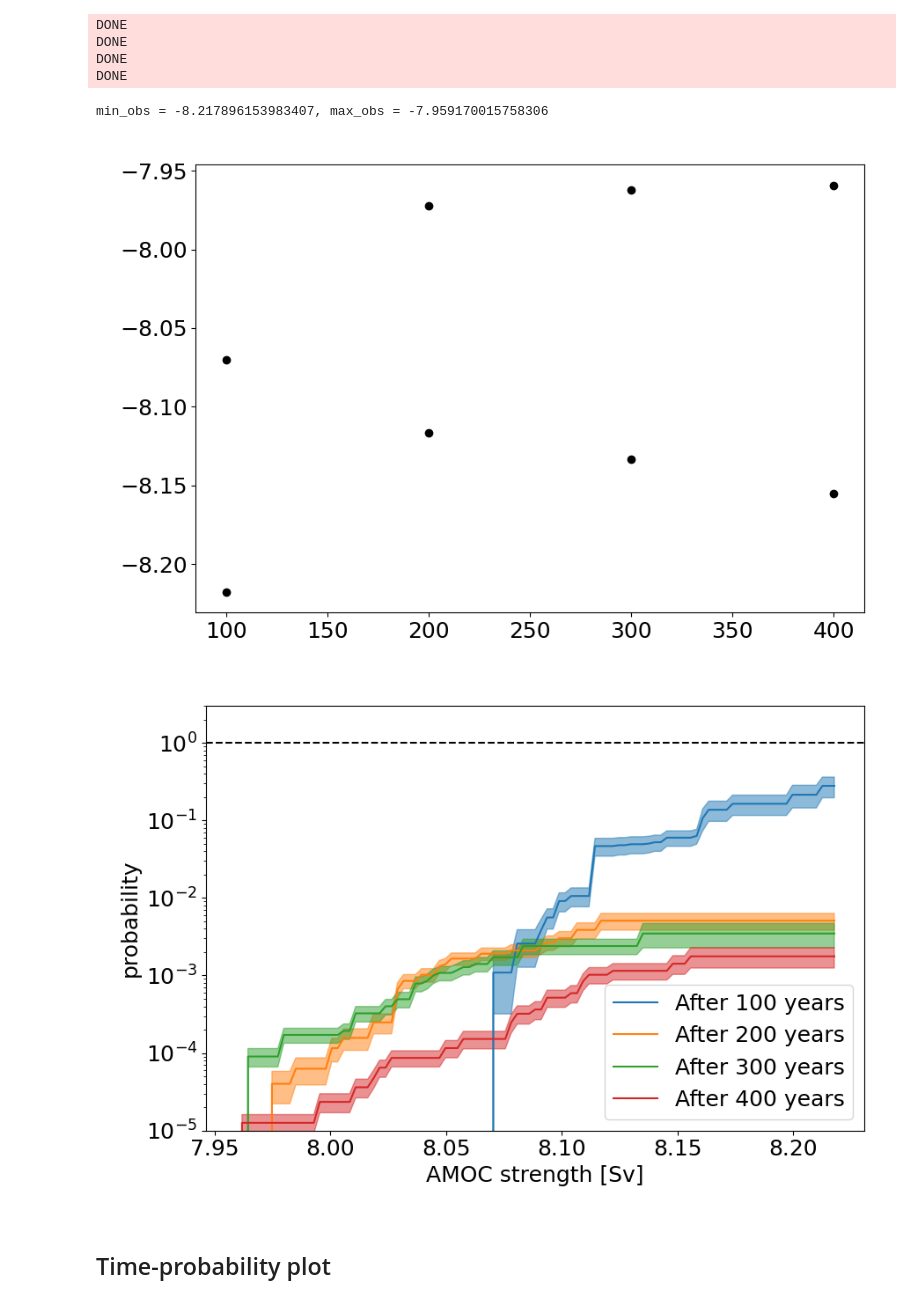
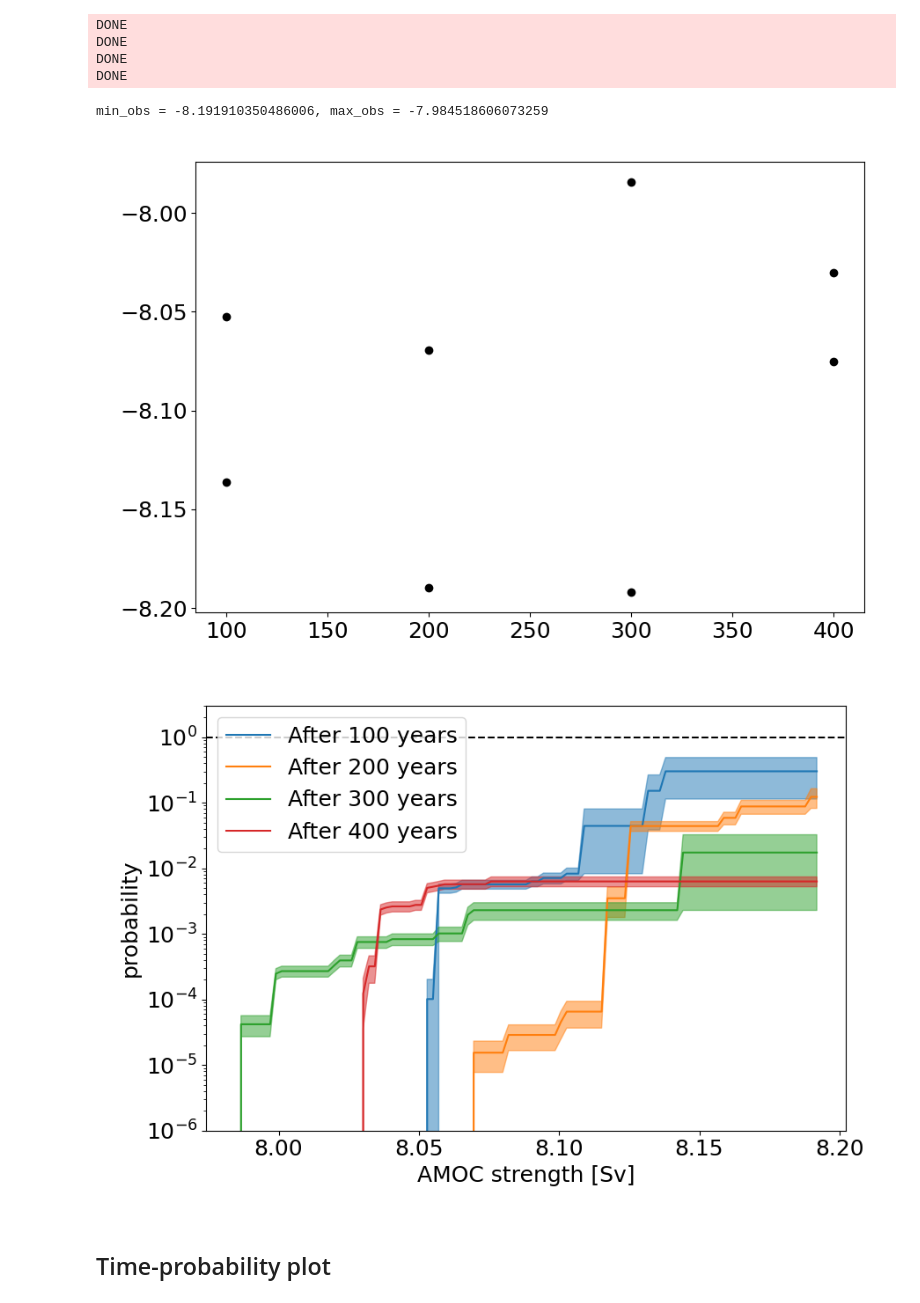
Before and after one commit to AlessandroLovo/REA-Veros, a Jupyter notebook: demo/time_analysis.ipynb, the cells around one changed output. Cells and saved outputs as stored; diff of their text form; code cells hidden in the pictures.

```diff
--- a/demo/time_analysis.ipynb
+++ b/demo/time_analysis.ipynb
@@ -56,7 +68,7 @@ def f(x, a):
 # folder = '../veros/__test__/r01--k__16--nens__50--T__5_minimal'
 
 # folder = '../veros/__test__/rf1_minimal'
-folder = '../veros/__test__/rk30_minimal'
+folder = '../veros/__test__/rk50_minimal'
 # %% [markdown]
 ## Probabilities
 # %%
@@ -90,34 +102,34 @@ fig.tight_layout()
 
 print(f'{min_obs = }, {max_obs = }')
 # %% [output]
-min_obs = -8.217896153983407, max_obs = -7.959170015758306
+min_obs = -8.191910350486006, max_obs = -7.984518606073259
-[figure, old version]
+[figure, new version]
 # %%
 a = np.linspace(min_obs, max_obs, 101)
 es = np.array([[expectation(run, f, a=_a, mode=mode) for _a in a] for run in runs])
 # %%
 plt.close(11)
 fig,ax = plt.subplots(num=11, figsize=(9,6))
 
 for i,run in enumerate(runs):
     uplt.errorband(-a, es[i], label=f"After {run['duration'] + 5:.0f} years")
 
 plt.yscale('log')
-plt.ylim(1e-5,3)
+plt.ylim(1e-6,3)
 plt.axhline(1, color='black', linestyle='dashed')
 
 if mode == 'abs':
     plt.xlabel('AMOC strength [Sv]')
 else:
     plt.xlabel('AMOC strength difference [Sv]')
 
 plt.ylabel('probability')
 
 plt.legend()
 
 fig.tight_layout()
 # %% [output]
-[figure, old version]
+[figure, new version]
 # %% [markdown]
 ## Time-probability plot
 # %%
```
Also changed, not shown: parts of 5 cells of this notebook.
